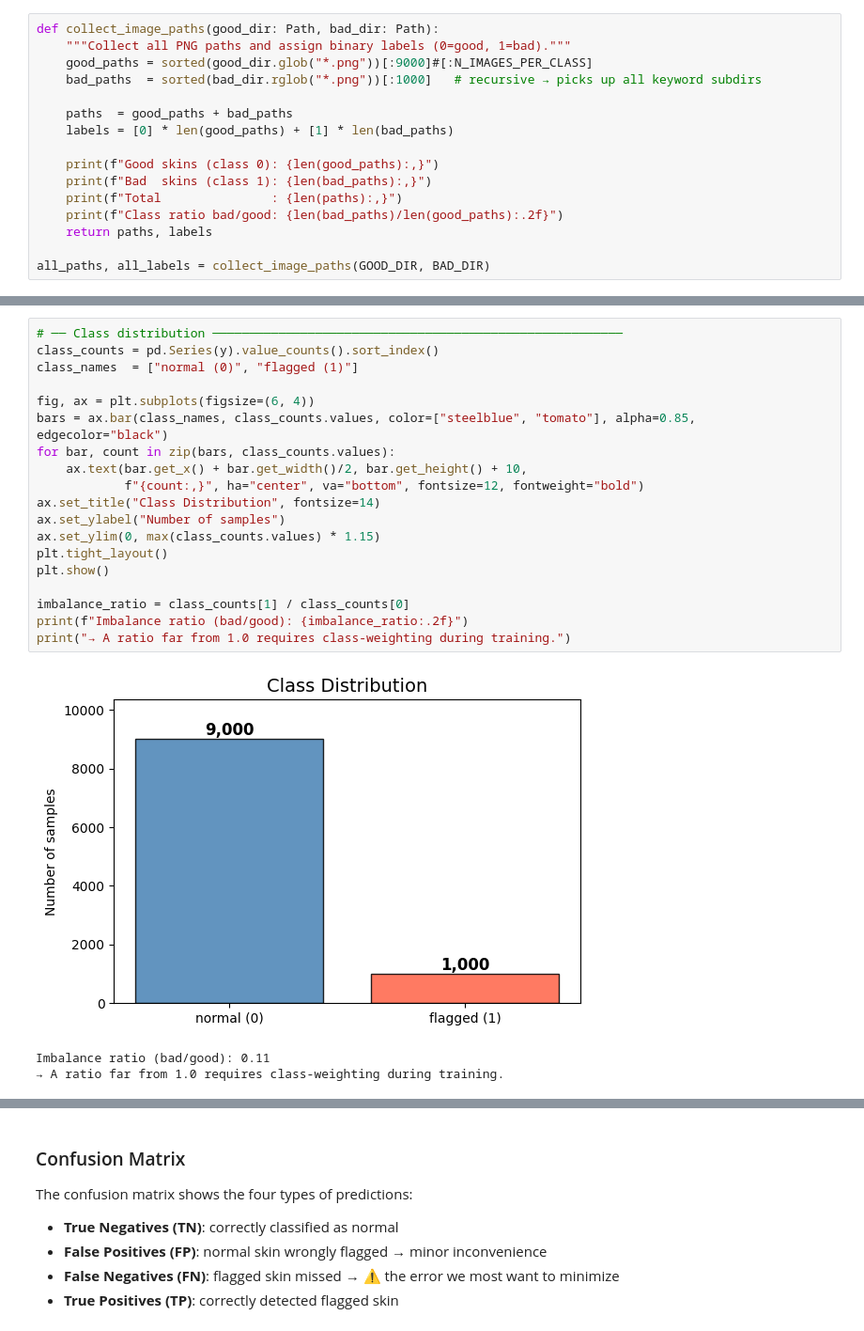
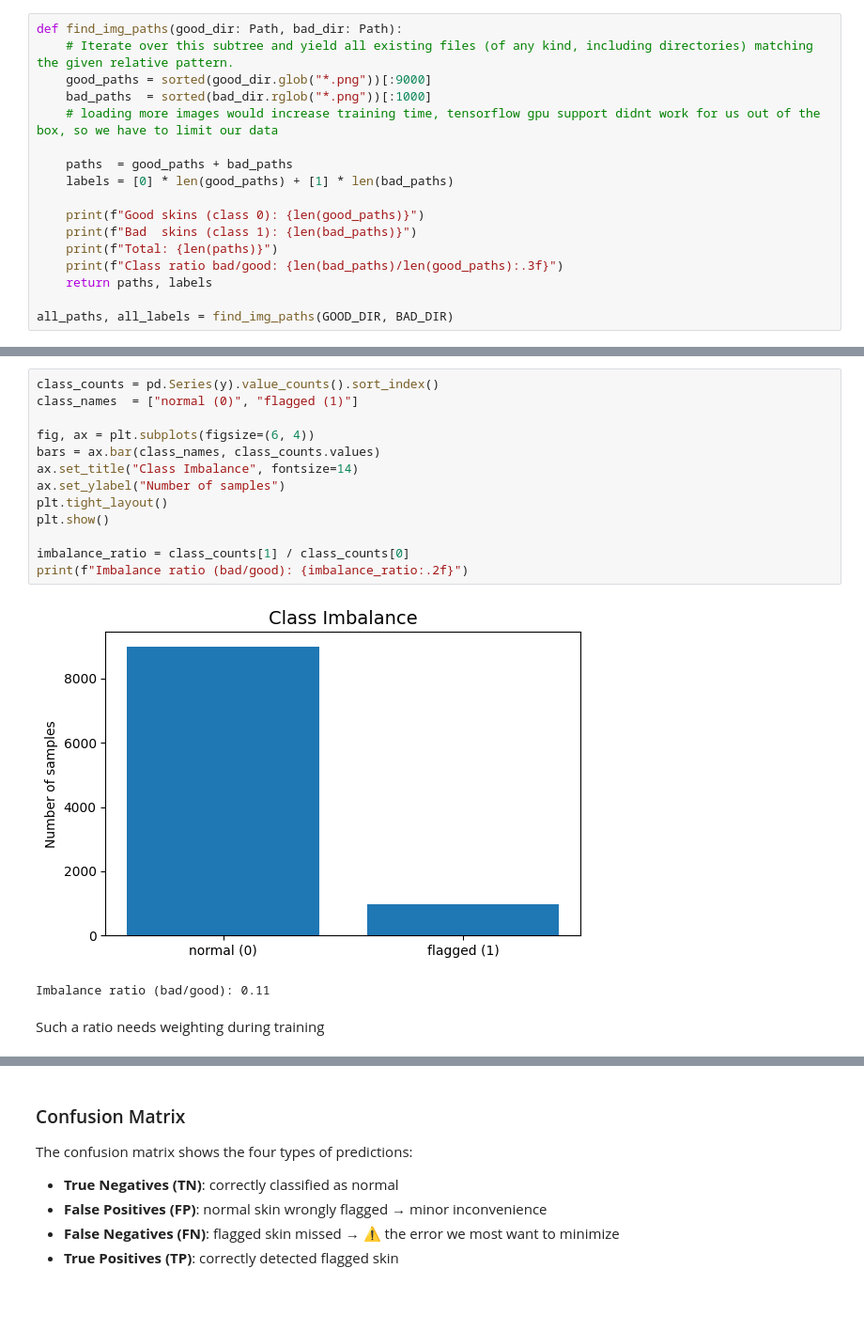
Before and after one commit to tobneu/ML_Project, a Jupyter notebook: 04_Modelling/Modeling.ipynb, the cells around one changed output, grey strips where cells are left out. Shown at 94% size. Cells and saved outputs as stored; diff of their text form; blank space fills up the shorter version.

```diff
--- a/04_Modelling/Modeling.ipynb
+++ b/04_Modelling/Modeling.ipynb
@@ -133,19 +107,20 @@ The Minecraft skin format uses the **alpha channel** as a mask – it encodes wh
 the skin vs. transparent (unused) regions. Discarding it would lose structural information that could
 help the model distinguish character skins (which often have distinctive transparency patterns).
 # %%
-def collect_image_paths(good_dir: Path, bad_dir: Path):
-    """Collect all PNG paths and assign binary labels (0=good, 1=bad)."""
-    good_paths = sorted(good_dir.glob("*.png"))[:9000]#[:N_IMAGES_PER_CLASS]
-    bad_paths  = sorted(bad_dir.rglob("*.png"))[:1000]   # recursive → picks up all keyword subdirs
+def find_img_paths(good_dir: Path, bad_dir: Path):
+    # Iterate over this subtree and yield all existing files (of any kind, including directories) matching the given relative pattern.
+    good_paths = sorted(good_dir.glob("*.png"))[:9000]
+    bad_paths  = sorted(bad_dir.rglob("*.png"))[:1000]
+    # loading more images would increase training time, tensorflow gpu support didnt work for us out of the box, so we have to limit our data
 
     paths  = good_paths + bad_paths
     labels = [0] * len(good_paths) + [1] * len(bad_paths)
 
-    print(f"Good skins (class 0): {len(good_paths):,}")
-    print(f"Bad  skins (class 1): {len(bad_paths):,}")
-    print(f"Total               : {len(paths):,}")
-    print(f"Class ratio bad/good: {len(bad_paths)/len(good_paths):.2f}")
+    print(f"Good skins (class 0): {len(good_paths)}")
+    print(f"Bad  skins (class 1): {len(bad_paths)}")
+    print(f"Total: {len(paths)}")
+    print(f"Class ratio bad/good: {len(bad_paths)/len(good_paths):.3f}")
     return paths, labels
 
-all_paths, all_labels = collect_image_paths(GOOD_DIR, BAD_DIR)
+all_paths, all_labels = find_img_paths(GOOD_DIR, BAD_DIR)
 # %% [output]
@@ -194,24 +155,19 @@ Before modelling we inspect the data to understand:
 # %%
-# ── Class distribution ────────────────────────────────────────────────────────
 class_counts = pd.Series(y).value_counts().sort_index()
 class_names  = ["normal (0)", "flagged (1)"]
 
 fig, ax = plt.subplots(figsize=(6, 4))
-bars = ax.bar(class_names, class_counts.values, color=["steelblue", "tomato"], alpha=0.85, edgecolor="black")
-for bar, count in zip(bars, class_counts.values):
-    ax.text(bar.get_x() + bar.get_width()/2, bar.get_height() + 10,
-            f"{count:,}", ha="center", va="bottom", fontsize=12, fontweight="bold")
-ax.set_title("Class Distribution", fontsize=14)
+bars = ax.bar(class_names, class_counts.values)
+ax.set_title("Class Imbalance", fontsize=14)
 ax.set_ylabel("Number of samples")
-ax.set_ylim(0, max(class_counts.values) * 1.15)
 plt.tight_layout()
 plt.show()
 
 imbalance_ratio = class_counts[1] / class_counts[0]
 print(f"Imbalance ratio (bad/good): {imbalance_ratio:.2f}")
-print("→ A ratio far from 1.0 requires class-weighting during training.")
 # %% [output]
-[figure, old version]
+[figure, new version]
 Imbalance ratio (bad/good): 0.11
-→ A ratio far from 1.0 requires class-weighting during training.
+# %% [markdown]
+Such a ratio needs weighting during training
 # %%
```
Also changed, not shown: parts of 44 cells of this notebook, 1 other file.
